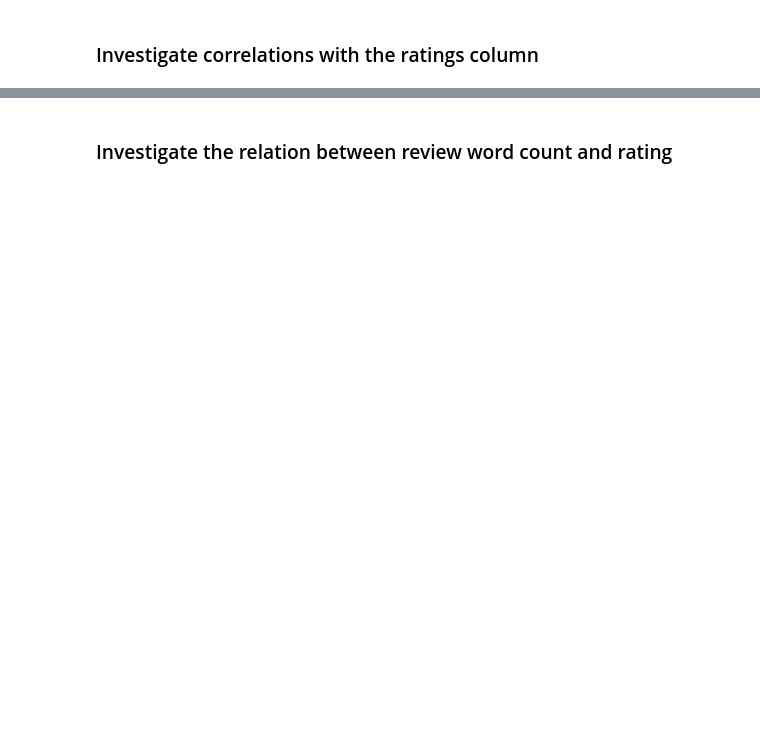
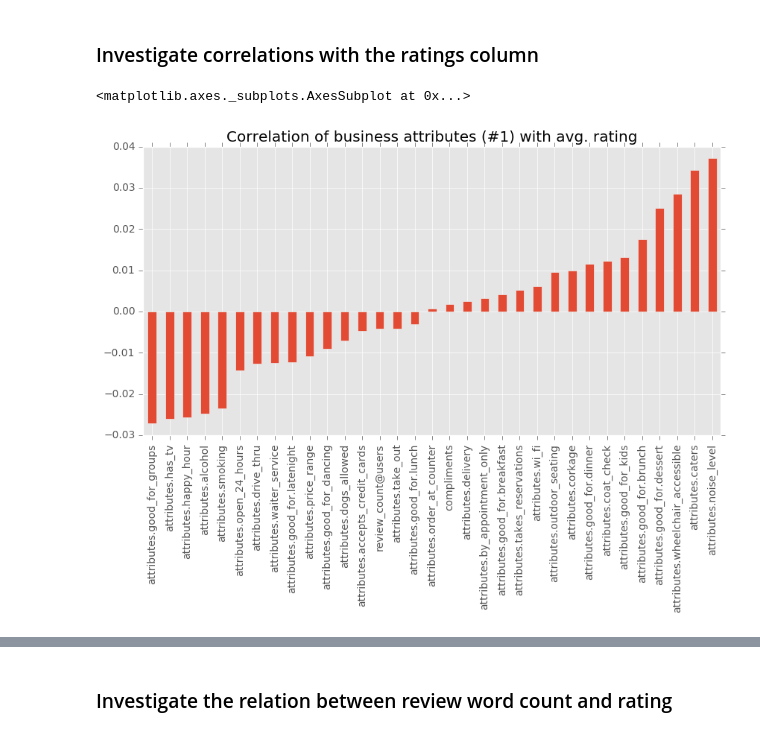
Before and after one commit to mkleesiek/yelp-exercise, a Jupyter notebook: YelpAnalysis.ipynb, the cells around one changed output, grey strips where cells are left out. Cells and saved outputs as stored; diff of their text form; code cells hidden in the pictures; blank space fills up the shorter version.

```diff
--- a/YelpAnalysis.ipynb
+++ b/YelpAnalysis.ipynb
@@ -130,8 +164,8 @@ reviews.info()
 # %% [markdown]
 ### Merge reviews, users and business tables (left joins)
 # %%
-rb = pd.merge(reviews, businesses, how='left', left_on='business_id', right_index=True, suffixes=('@reviews', '@businesses'))
-rbu = pd.merge(rb, users, how='left', left_on='user_id', right_index=True, suffixes=('@reviews', '@users'))
+%time rb = pd.merge(reviews, businesses, how='left', left_on='business_id', right_index=True, suffixes=('@reviews', '@businesses'))
+%time rbu = pd.merge(rb, users, how='left', left_on='user_id', right_index=True, suffixes=('@reviews', '@users'))
 
 #rbu['stars@reviews'].loc[rbu['votes@reviews'] >= 1].size
 
@@ -168,37 +221,32 @@ star_counts_per_year[star_counts_per_year.columns[-5:]].plot.bar(title="Distribu
 # %%
 cols = ['attributes.accepts_credit_cards',
  'attributes.alcohol',
  'attributes.by_appointment_only',
  'attributes.caters',
  'attributes.coat_check',
  'attributes.corkage',
  'attributes.delivery',
  'attributes.dogs_allowed',
- 'attributes.drive_thru',
- 'attributes.good_for_dancing',
- 'attributes.good_for_groups',
- 'attributes.good_for.breakfast',
- 'attributes.good_for.brunch',
- 'attributes.good_for.dessert',
- 'attributes.good_for.dinner',
- 'attributes.good_for.latenight',
- 'attributes.good_for.lunch',
- 'attributes.good_for_kids',
- 'attributes.happy_hour',
+ 'attributes.drive_thru'] \
+  + [col for col in list(rbu) if col.startswith('attributes.good_for')] \
+  + ['attributes.happy_hour',
  'attributes.has_tv',
  'attributes.noise_level',
  'attributes.open_24_hours',
  'attributes.order_at_counter',
  'attributes.outdoor_seating',
  'attributes.price_range',
  'attributes.smoking',
  'attributes.take_out',
  'attributes.takes_reservations',
  'attributes.waiter_service',
  'attributes.wheelchair_accessible',
  'attributes.wi_fi',
  'review_count@users',
  'compliments']
 correls = rbu[cols].corrwith(rbu['stars@reviews'], drop=True).sort_values()
 correls.plot.bar(figsize=(10,5), title='Correlation of business attributes (#1) with avg. rating')
+# %% [output]
+<matplotlib.axes._subplots.AxesSubplot at 0x...>
+[figure, added]
 # %%
```
Also changed, not shown: parts of 39 cells of this notebook, 3 other files.
